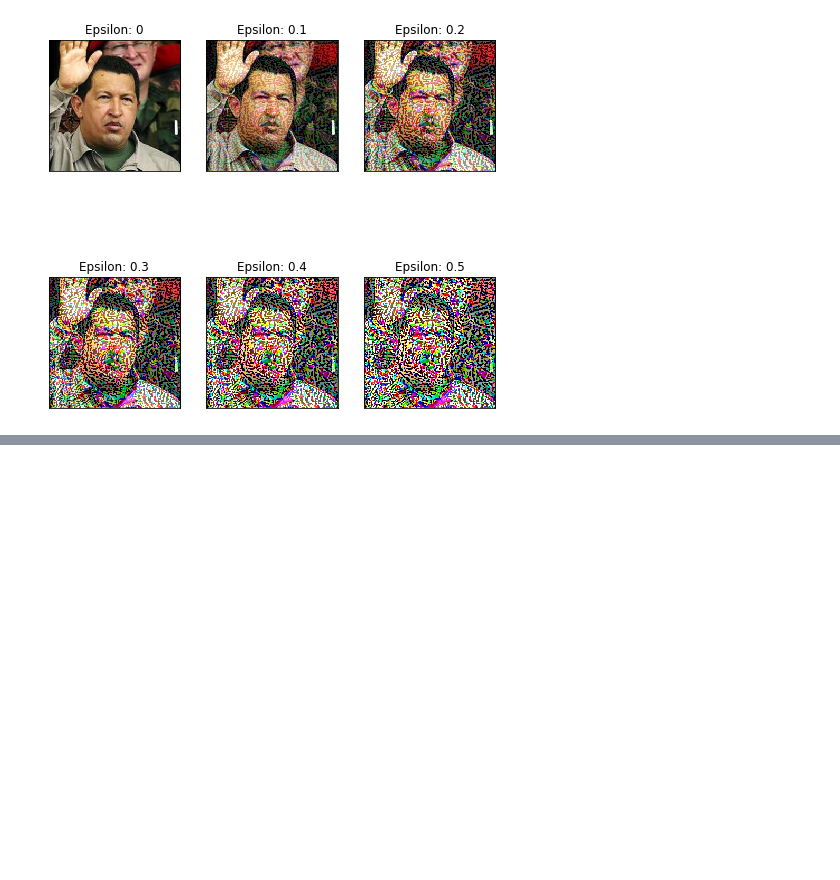
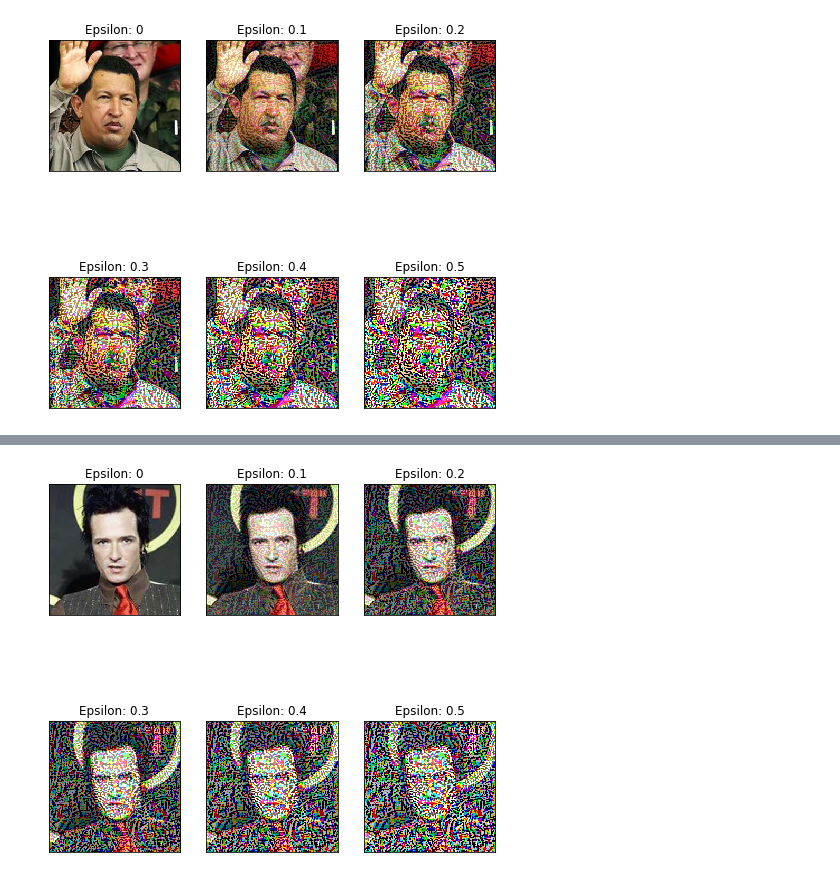
Before and after one commit to tremblerz/age-gender-estimator-keras, a Jupyter notebook: UTK/lfw_fgsm_eps.ipynb, the cells around one changed output, grey strips where cells are left out. Saved outputs shown, nothing was run; the diff lists cells and outputs as text; code cells hidden in the pictures; blank space fills up the shorter version.

```diff
--- a/UTK/lfw_fgsm_eps.ipynb
+++ b/UTK/lfw_fgsm_eps.ipynb
@@ -226,0 +249,4 @@ plot_adversarial([image, x_adv1, x_adv2, x_adv3, x_adv4, x_adv5])
+# %%
+plot_adversarial([image, x_adv1, x_adv2, x_adv3, x_adv4, x_adv5])
+# %% [output]
+[figure, added]
```
Also changed, not shown: parts of 8 cells of this notebook.
